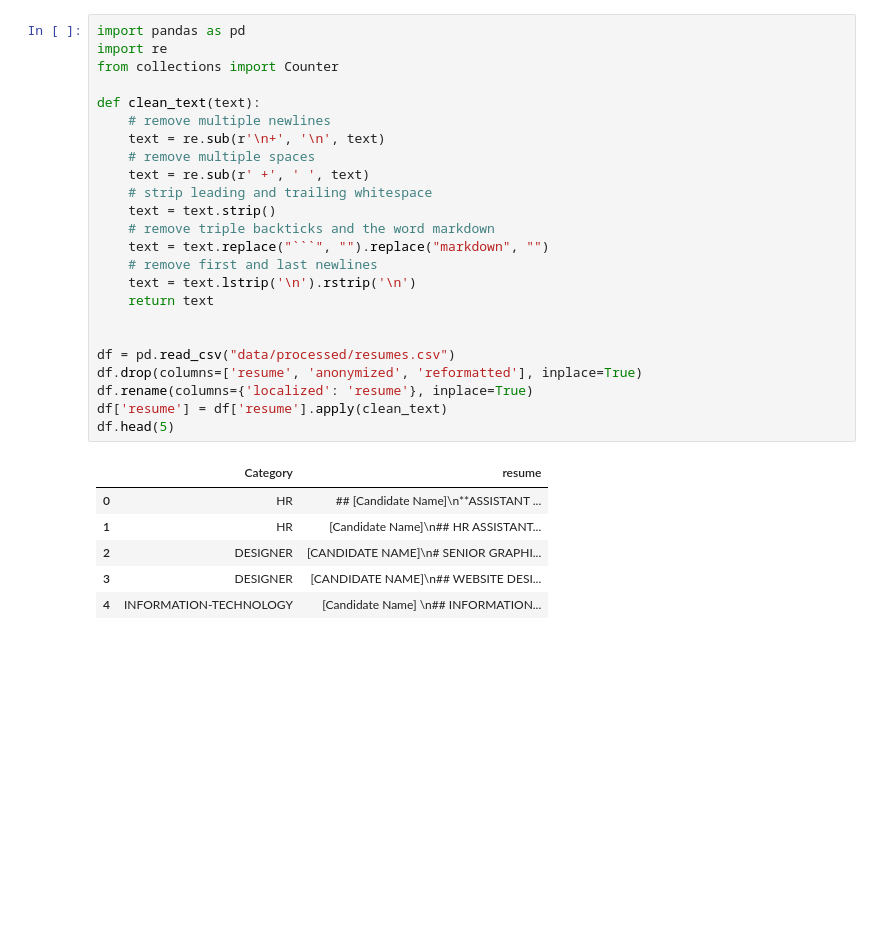
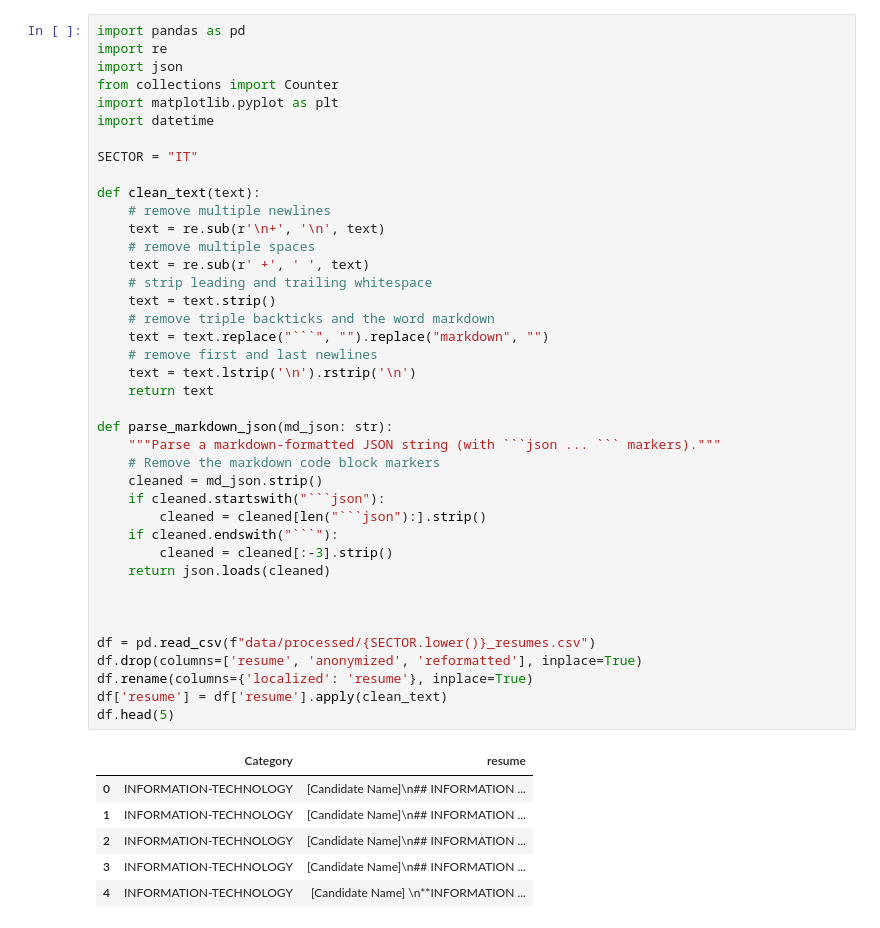
Before and after one commit to shirsho-12/hiring_agent, a Jupyter notebook: analysis.ipynb, the cells around one changed output. Saved outputs shown, nothing was run; the diff lists cells and outputs as text; blank space fills up the shorter version.

````diff
--- a/analysis.ipynb
+++ b/analysis.ipynb
@@ -1,31 +1,47 @@
 # %%
 import pandas as pd
 import re
+import json
 from collections import Counter
+import matplotlib.pyplot as plt
+import datetime
+
+SECTOR = "IT"
 
 def clean_text(text):
     # remove multiple newlines
     text = re.sub(r'\n+', '\n', text)
     # remove multiple spaces
     text = re.sub(r' +', ' ', text)
     # strip leading and trailing whitespace
     text = text.strip()
     # remove triple backticks and the word markdown
     text = text.replace("```", "").replace("markdown", "")
     # remove first and last newlines
     text = text.lstrip('\n').rstrip('\n')
     return text
 
+def parse_markdown_json(md_json: str):
+    """Parse a markdown-formatted JSON string (with ```json ... ``` markers)."""
+    # Remove the markdown code block markers
+    cleaned = md_json.strip()
+    if cleaned.startswith("```json"):
+        cleaned = cleaned[len("```json"):].strip()
+    if cleaned.endswith("```"):
+        cleaned = cleaned[:-3].strip()
+    return json.loads(cleaned)
 
-df = pd.read_csv("data/processed/resumes.csv")
+
+
+df = pd.read_csv(f"data/processed/{SECTOR.lower()}_resumes.csv")
 df.drop(columns=['resume', 'anonymized', 'reformatted'], inplace=True)
 df.rename(columns={'localized': 'resume'}, inplace=True)
 df['resume'] = df['resume'].apply(clean_text)
 df.head(5)
 # %% [output]
 |  | Category | resume |
-| 0 | HR | ## [Candidate Name]\n**ASSISTANT ... |
-| 1 | HR | [Candidate Name]\n## HR ASSISTANT... |
-| 2 | DESIGNER | [CANDIDATE NAME]\n# SENIOR GRAPHI... |
-| 3 | DESIGNER | [CANDIDATE NAME]\n## WEBSITE DESI... |
-| 4 | INFORMATION-TECHNOLOGY | [Candidate Name] \n## INFORMATION... |
+| 0 | INFORMATION-TECHNOLOGY | [Candidate Name]\n## INFORMATION ... |
+| 1 | INFORMATION-TECHNOLOGY | [Candidate Name]\n## INFORMATION ... |
+| 2 | INFORMATION-TECHNOLOGY | [Candidate Name]\n## INFORMATION ... |
+| 3 | INFORMATION-TECHNOLOGY | [Candidate Name]\n## INFORMATION ... |
+| 4 | INFORMATION-TECHNOLOGY | [Candidate Name] \n**INFORMATION ... |
````
Also changed, not shown: parts of 22 cells of this notebook, 11 other files.
